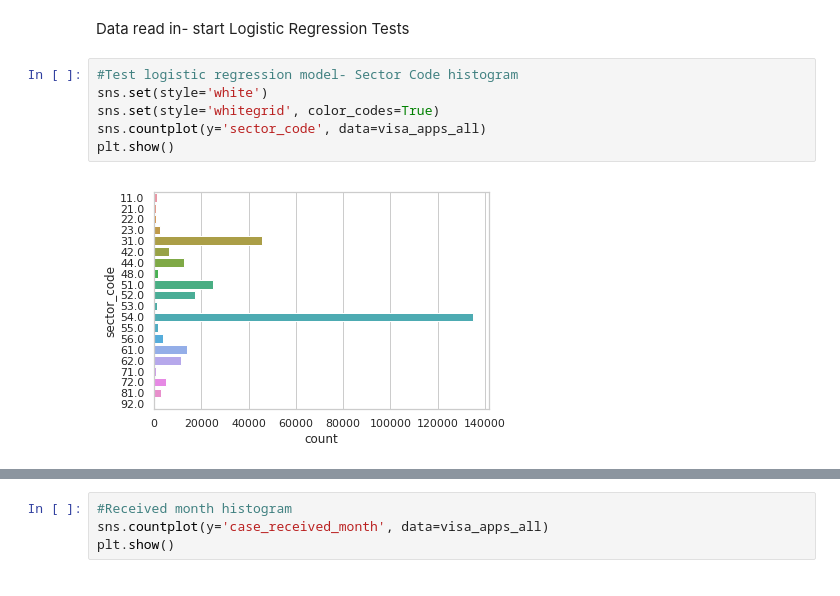
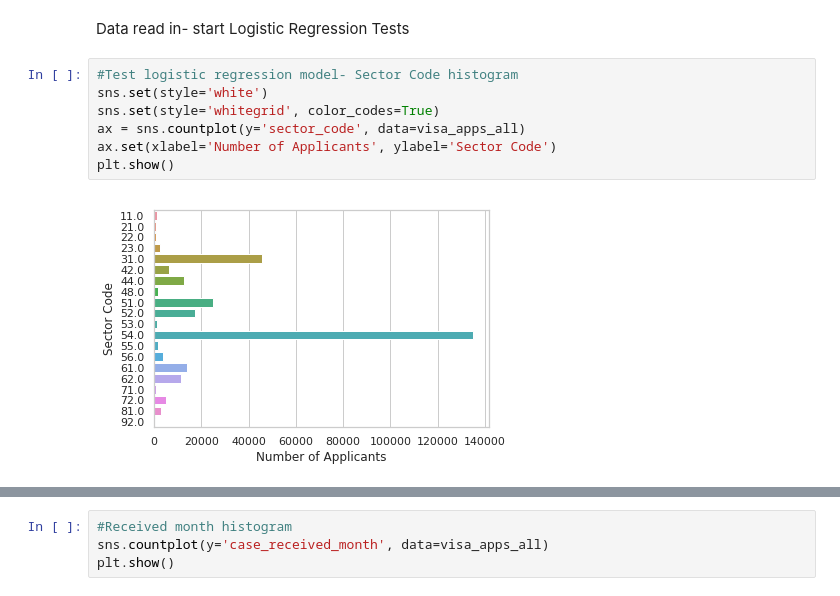
Before and after one commit to lkahre/insight_app, a Jupyter notebook: model_tests.ipynb, the cells around one changed output, grey strips where cells are left out. Drawn from its saved outputs; the diff is of its cells as text.

Commit message:
make y-axis of results plot dynamic

```diff
--- a/model_tests.ipynb
+++ b/model_tests.ipynb
@@ -180,11 +180,12 @@ Data read in- start Logistic Regression Tests
 # %%
 #Test logistic regression model- Sector Code histogram
 sns.set(style='white')
 sns.set(style='whitegrid', color_codes=True)
-sns.countplot(y='sector_code', data=visa_apps_all)
+ax = sns.countplot(y='sector_code', data=visa_apps_all)
+ax.set(xlabel='Number of Applicants', ylabel='Sector Code')
 plt.show()
 # %% [output]
-[figure, old version]
+[figure, new version]
 # %%
 #Business Type Histogram
 sns.countplot(y='business_type', data=visa_apps_all)
```
Also changed, not shown: parts of 5 cells of this notebook, 1 other file.
